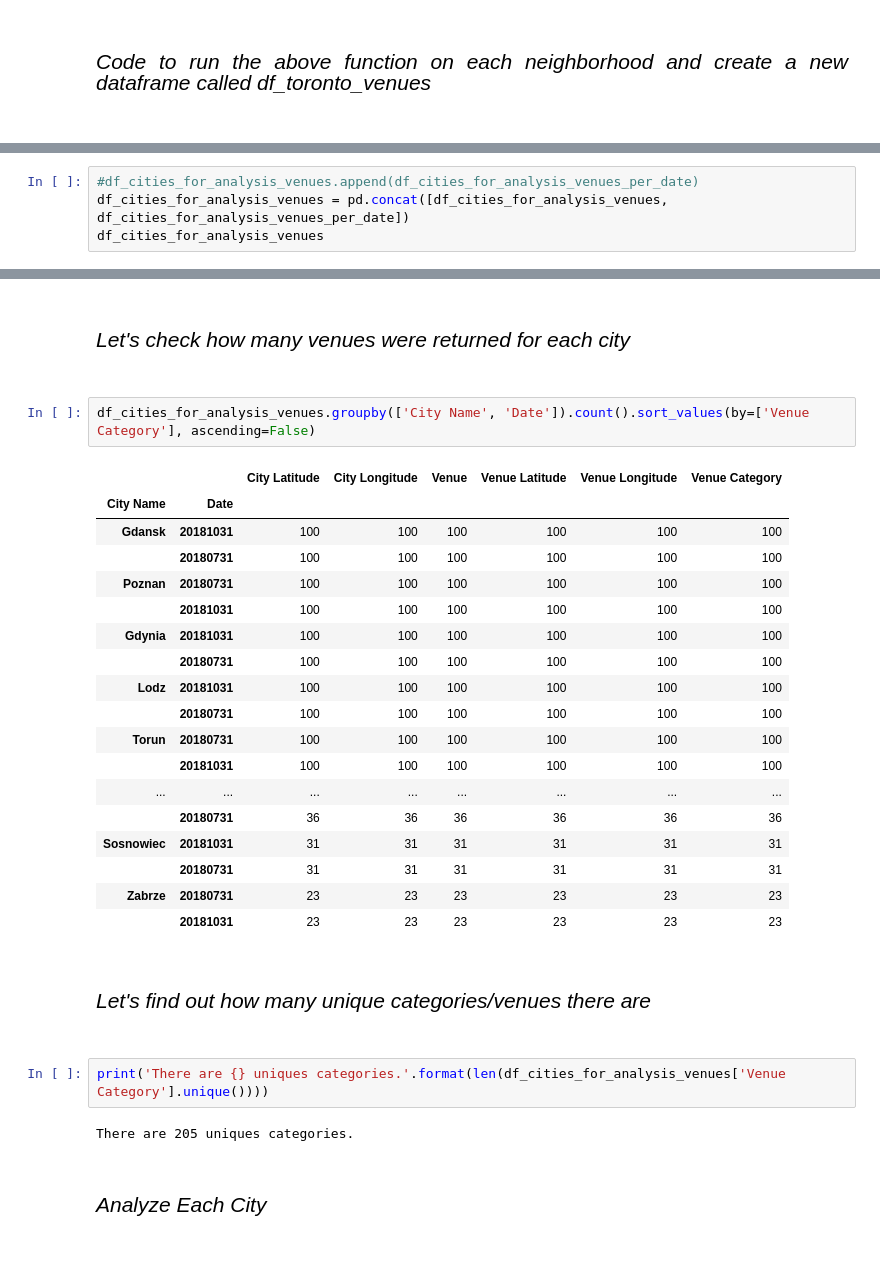
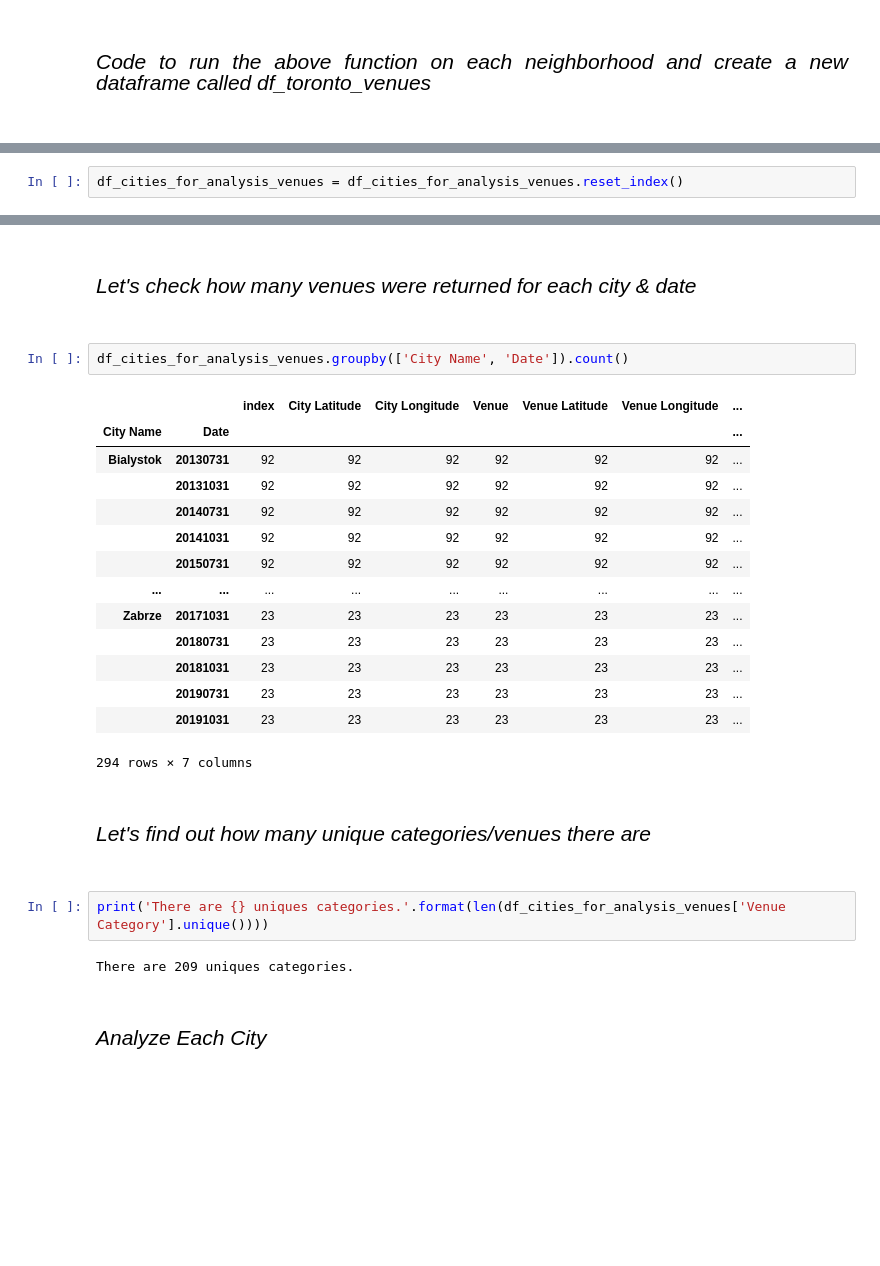
Before and after one commit to pmzubrzycki/Coursera_Capstone, a Jupyter notebook: Applied Data Science Capstone - Final Project.ipynb, the cells around one changed output, grey strips where cells are left out. Saved outputs shown, nothing was run; the diff lists cells and outputs as text; blank space fills up the shorter version.

```diff
--- a/Applied Data Science Capstone - Final Project.ipynb
+++ b/Applied Data Science Capstone - Final Project.ipynb
@@ -435,4 +422,0 @@ df_cities_for_analysis_venues.shape
-# %%
-#df_cities_for_analysis_venues.append(df_cities_for_analysis_venues_per_date)
-df_cities_for_analysis_venues = pd.concat([df_cities_for_analysis_venues, df_cities_for_analysis_venues_per_date])
-df_cities_for_analysis_venues
@@ -452,0 +423,2 @@ df_cities_for_analysis_venues
+# %%
+df_cities_for_analysis_venues = df_cities_for_analysis_venues.reset_index()
@@ -454,31 +446,27 @@ df_cities_for_analysis_venues
 <br></br>
 <p style="font-family: Arial; font-size:1.5em; padding=0.1em color:black; text-align: justify">
     <em>
-        Let's check how many venues were returned for each city
+        Let's check how many venues were returned for each city & date
     </em>
 </p>
 <br></br>
 # %%
-df_cities_for_analysis_venues.groupby(['City Name', 'Date']).count().sort_values(by=['Venue Category'], ascending=False)
+df_cities_for_analysis_venues.groupby(['City Name', 'Date']).count()
 # %% [output]
-|  |  | City Latitude | City Longitude | Venue | Venue Latitude | Venue Longitude | Venue Category |
-| City Name | Date |  |  |  |  |  |  |
-| Gdansk | 20181031 | 100 | 100 | 100 | 100 | 100 | 100 |
-|  | 20180731 | 100 | 100 | 100 | 100 | 100 | 100 |
-| Poznan | 20180731 | 100 | 100 | 100 | 100 | 100 | 100 |
-|  | 20181031 | 100 | 100 | 100 | 100 | 100 | 100 |
-| Gdynia | 20181031 | 100 | 100 | 100 | 100 | 100 | 100 |
-|  | 20180731 | 100 | 100 | 100 | 100 | 100 | 100 |
-| Lodz | 20181031 | 100 | 100 | 100 | 100 | 100 | 100 |
-|  | 20180731 | 100 | 100 | 100 | 100 | 100 | 100 |
-| Torun | 20180731 | 100 | 100 | 100 | 100 | 100 | 100 |
-|  | 20181031 | 100 | 100 | 100 | 100 | 100 | 100 |
-| ... | ... | ... | ... | ... | ... | ... | ... |
-|  | 20180731 | 36 | 36 | 36 | 36 | 36 | 36 |
-| Sosnowiec | 20181031 | 31 | 31 | 31 | 31 | 31 | 31 |
-|  | 20180731 | 31 | 31 | 31 | 31 | 31 | 31 |
-| Zabrze | 20180731 | 23 | 23 | 23 | 23 | 23 | 23 |
-|  | 20181031 | 23 | 23 | 23 | 23 | 23 | 23 |
+|  |  | index | City Latitude | City Longitude | Venue | Venue Latitude | Venue Longitude | ... |
+| City Name | Date |  |  |  |  |  |  | ... |
+| Bialystok | 20130731 | 92 | 92 | 92 | 92 | 92 | 92 | ... |
+|  | 20131031 | 92 | 92 | 92 | 92 | 92 | 92 | ... |
+|  | 20140731 | 92 | 92 | 92 | 92 | 92 | 92 | ... |
+|  | 20141031 | 92 | 92 | 92 | 92 | 92 | 92 | ... |
+|  | 20150731 | 92 | 92 | 92 | 92 | 92 | 92 | ... |
+| ... | ... | ... | ... | ... | ... | ... | ... | ... |
+| Zabrze | 20171031 | 23 | 23 | 23 | 23 | 23 | 23 | ... |
+|  | 20180731 | 23 | 23 | 23 | 23 | 23 | 23 | ... |
+|  | 20181031 | 23 | 23 | 23 | 23 | 23 | 23 | ... |
+|  | 20190731 | 23 | 23 | 23 | 23 | 23 | 23 | ... |
+|  | 20191031 | 23 | 23 | 23 | 23 | 23 | 23 | ... |
+294 rows × 7 columns
 # %% [markdown]
 <br></br>
 <p style="font-family: Arial; font-size:1.5em; padding=0.1em color:black; text-align: justify">
@@ -490,7 +478,7 @@ df_cities_for_analysis_venues.groupby(['City Name', 'Date']).count().sort_values
 # %%
 print('There are {} uniques categories.'.format(len(df_cities_for_analysis_venues['Venue Category'].unique())))
 # %% [output]
-There are 205 uniques categories.
+There are 209 uniques categories.
 # %% [markdown]
 <br></br>
 <p style="font-family: Arial; font-size:1.5em; padding=0.1em color:black; text-align: justify">
```
Also changed, not shown: parts of 21 cells of this notebook.
